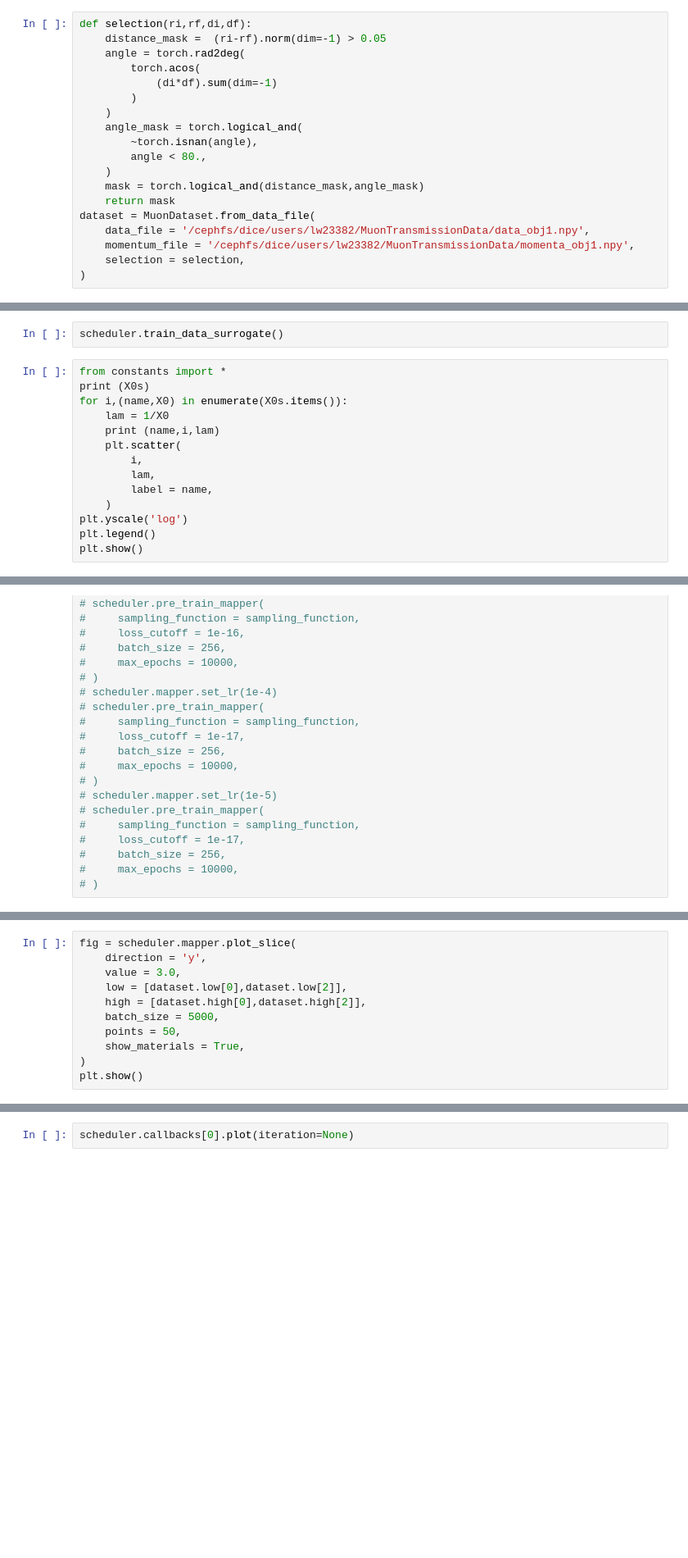
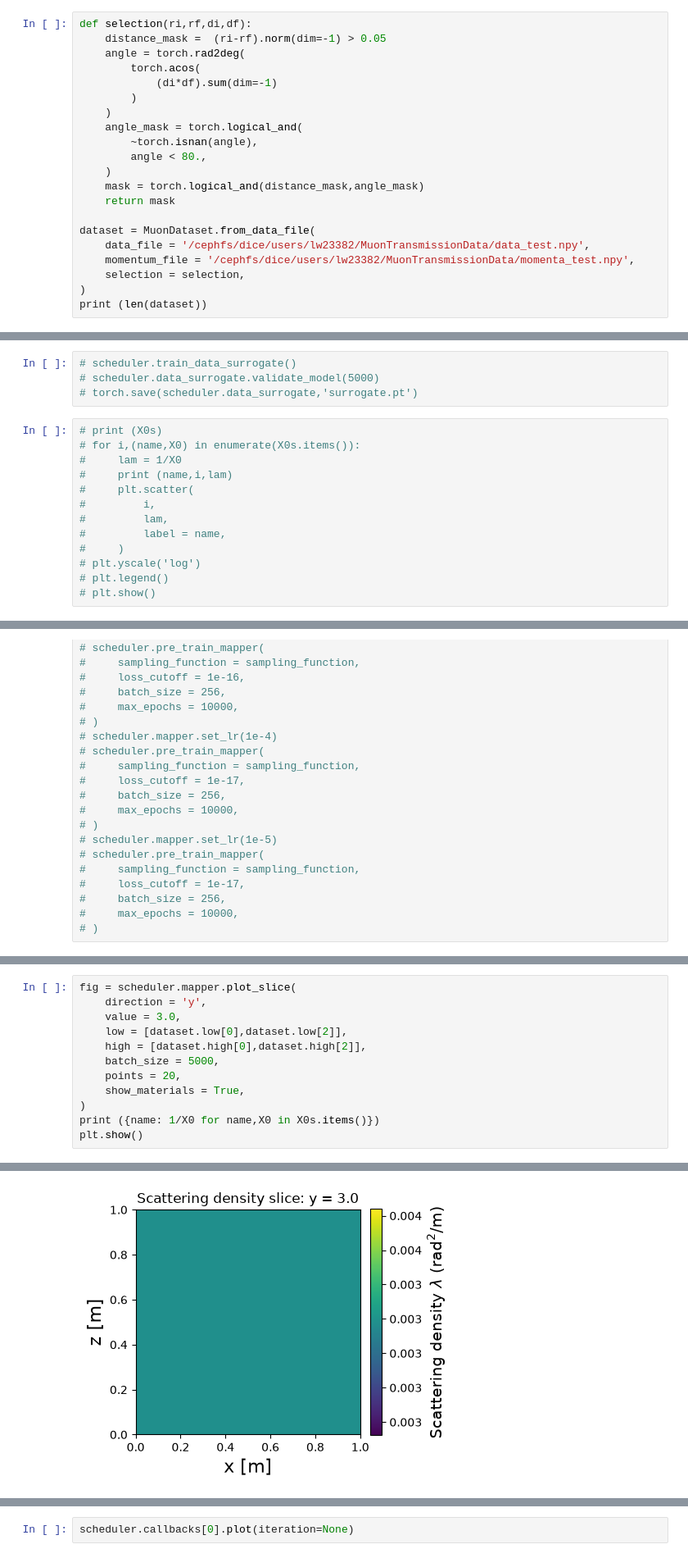
Before and after one commit to FlorianBury/MuonSimulationBasedInference, a Jupyter notebook: notebooks/density_energy_distance.ipynb, the cells around one changed output, grey strips where cells are left out. Shown at 82% size. Saved outputs shown, nothing was run; the diff lists cells and outputs as text; blank space fills up the shorter version.

Commit message:
adding more notebook tests

```diff
--- a/notebooks/density_energy_distance.ipynb
+++ b/notebooks/density_energy_distance.ipynb
@@ -35,9 +35,11 @@ def selection(ri,rf,di,df):
     )
     mask = torch.logical_and(distance_mask,angle_mask)
     return mask
+
 dataset = MuonDataset.from_data_file(
-    data_file = '/cephfs/dice/users/lw23382/MuonTransmissionData/data_obj1.npy',
-    momentum_file = '/cephfs/dice/users/lw23382/MuonTransmissionData/momenta_obj1.npy',
+    data_file = '/cephfs/dice/users/lw23382/MuonTransmissionData/data_test.npy',
+    momentum_file = '/cephfs/dice/users/lw23382/MuonTransmissionData/momenta_test.npy',
     selection = selection,
 )
+print (len(dataset))
 # %% [output]
@@ -92,19 +126,20 @@ RuntimeError: The NVIDIA driver on your system is too old (found version 12080).
 # %%
-scheduler.train_data_surrogate()
+# scheduler.train_data_surrogate()
+# scheduler.data_surrogate.validate_model(5000)
+# torch.save(scheduler.data_surrogate,'surrogate.pt')
 # %%
-from constants import *
-print (X0s)
-for i,(name,X0) in enumerate(X0s.items()):
-    lam = 1/X0
-    print (name,i,lam)
-    plt.scatter(
-        i,
-        lam,
-        label = name,
-    )
-plt.yscale('log')
-plt.legend()
-plt.show()
+# print (X0s)
+# for i,(name,X0) in enumerate(X0s.items()):
+#     lam = 1/X0
+#     print (name,i,lam)
+#     plt.scatter(
+#         i,
+#         lam,
+#         label = name,
+#     )
+# plt.yscale('log')
+# plt.legend()
+# plt.show()
 # %%
 # def sampling_function(batch_size):
 #     low = dataset.low - 10
@@ -148,7 +203,9 @@ fig = scheduler.mapper.plot_slice(
     low = [dataset.low[0],dataset.low[2]],
     high = [dataset.high[0],dataset.high[2]],
     batch_size = 5000,
-    points = 50,
+    points = 20,
     show_materials = True,
 )
+print ({name: 1/X0 for name,X0 in X0s.items()})
 plt.show()
+# %% [output]
@@ -155,3 +213,4 @@ plt.show()
+[figure, added]
 # %%
 # # scheduler.n_samples=1
 # sim_datasets,idx = scheduler.propagate(1000,no_grad=True)
```
Also changed, not shown: parts of 8 cells of this notebook, 12 other files.
